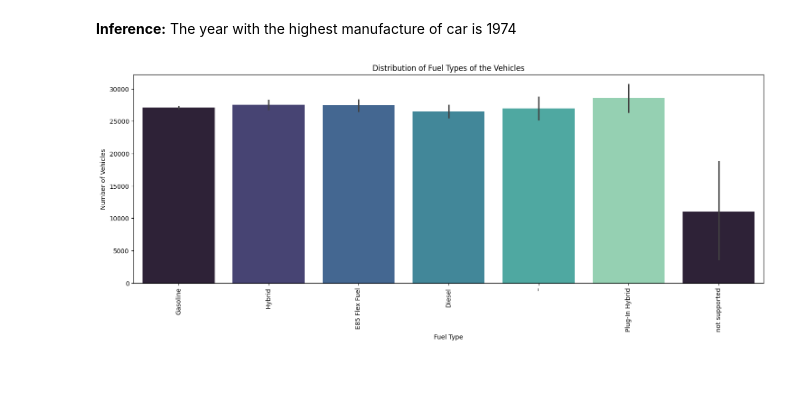
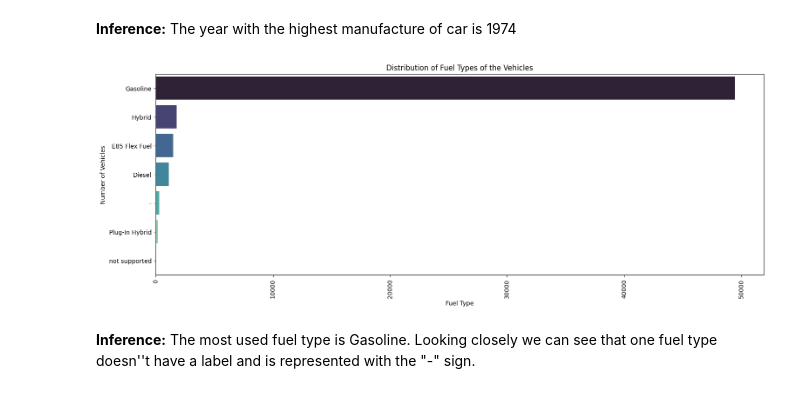
Before and after one commit to Odeyiany2/KaggleX-Skills-Assessment-Challenge, a Jupyter notebook: Used_Car_Prediction.ipynb, the cells around one changed output. Cells and saved outputs as stored; diff of their text form; code cells hidden in the pictures.

```diff
--- a/Used_Car_Prediction.ipynb
+++ b/Used_Car_Prediction.ipynb
@@ -238,14 +234,13 @@ plt.xlabel("Year");
 **Inference:** The year with the highest manufacture of car is 1974
 # %%
 #visualizing fuel type of the used cars
-fuel = df_train["fuel_type"].to_frame().reset_index()
 plt.figure(figsize = (18,6))
 palette = sns.color_palette("mako")
-sns.barplot(y = fuel.index, x = fuel["fuel_type"], palette = palette)
+sns.countplot(df_train["fuel_type"], palette = palette)
 plt.xlabel("Fuel Type")
 plt.xticks(rotation = 90)
 plt.ylabel("Number of Vehicles")
 plt.title("Distribution of Fuel Types of the Vehicles")
 plt.show();
 # %% [output]
-[figure, old version]
+[figure, new version]
@@ -253,0 +247,2 @@ plt.show();
+# %% [markdown]
+**Inference:** The most used fuel type is Gasoline. Looking closely we can see that one fuel type doesn''t have a label and is represented with the "-" sign.
```
Also changed, not shown: parts of 3 cells of this notebook.
